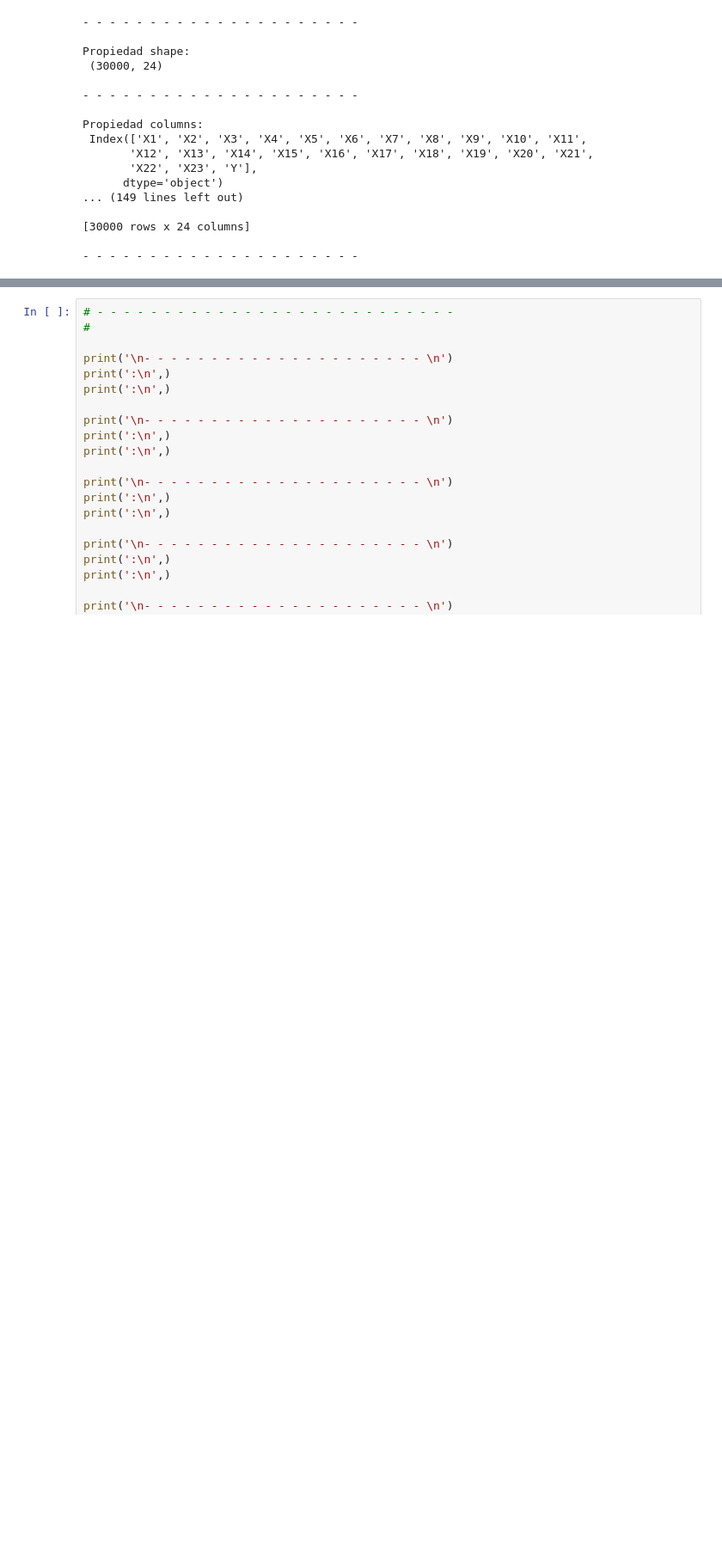
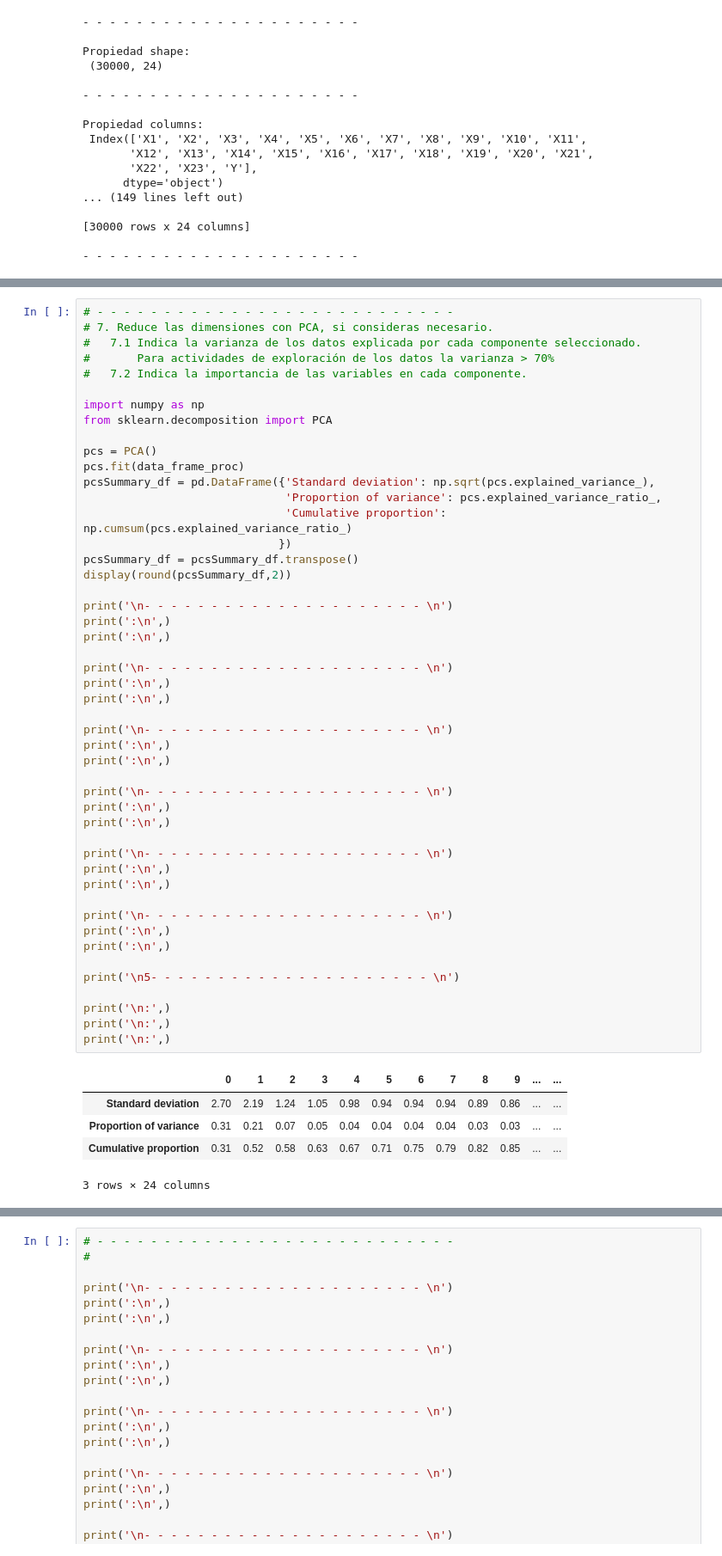
Before and after one commit to PosgradoMNA/actividades-de-aprendizaje-a01685424, a Jupyter notebook: Sem_07_CD_Actividad_6_Visualización.ipynb, the cells around one changed output, grey strips where cells are left out. Shown at 86% size. Drawn from its saved outputs; the diff is of its cells as text; blank space fills up the shorter version.

```diff
--- a/Sem_07_CD_Actividad_6_Visualización.ipynb
+++ b/Sem_07_CD_Actividad_6_Visualización.ipynb
@@ -351,0 +341,54 @@ def Visualiza_mapa_de_calor(datos_):
+# %%
+# - - - - - - - - - - - - - - - - - - - - - - - - - - -
+# 7. Reduce las dimensiones con PCA, si consideras necesario.
+#   7.1 Indica la varianza de los datos explicada por cada componente seleccionado.
+#       Para actividades de exploración de los datos la varianza > 70%
+#   7.2 Indica la importancia de las variables en cada componente.
+
+import numpy as np
+from sklearn.decomposition import PCA
+
+pcs = PCA()
+pcs.fit(data_frame_proc)
+pcsSummary_df = pd.DataFrame({'Standard deviation': np.sqrt(pcs.explained_variance_),
+                              'Proportion of variance': pcs.explained_variance_ratio_,
+                              'Cumulative proportion': np.cumsum(pcs.explained_variance_ratio_)
+                             })
+pcsSummary_df = pcsSummary_df.transpose()
+display(round(pcsSummary_df,2))
+
+print('\n- - - - - - - - - - - - - - - - - - - - - \n')
+print(':\n',)
+print(':\n',)
+
+print('\n- - - - - - - - - - - - - - - - - - - - - \n')
+print(':\n',)
+print(':\n',)
+
+print('\n- - - - - - - - - - - - - - - - - - - - - \n')
+print(':\n',)
+print(':\n',)
+
+print('\n- - - - - - - - - - - - - - - - - - - - - \n')
+print(':\n',)
+print(':\n',)
+
+print('\n- - - - - - - - - - - - - - - - - - - - - \n')
+print(':\n',)
+print(':\n',)
+
+print('\n- - - - - - - - - - - - - - - - - - - - - \n')
+print(':\n',)
+print(':\n',)
+
+print('\n5- - - - - - - - - - - - - - - - - - - - - \n')
+
+print('\n:',)
+print('\n:',)
+print('\n:',)
+# %% [output]
+|  | 0 | 1 | 2 | 3 | 4 | 5 | 6 | 7 | 8 | 9 | ... | ... |
+| Standard deviation | 2.70 | 2.19 | 1.24 | 1.05 | 0.98 | 0.94 | 0.94 | 0.94 | 0.89 | 0.86 | ... | ... |
+| Proportion of variance | 0.31 | 0.21 | 0.07 | 0.05 | 0.04 | 0.04 | 0.04 | 0.04 | 0.03 | 0.03 | ... | ... |
+| Cumulative proportion | 0.31 | 0.52 | 0.58 | 0.63 | 0.67 | 0.71 | 0.75 | 0.79 | 0.82 | 0.85 | ... | ... |
+3 rows × 24 columns
```
Also changed, not shown: parts of 13 cells of this notebook.
